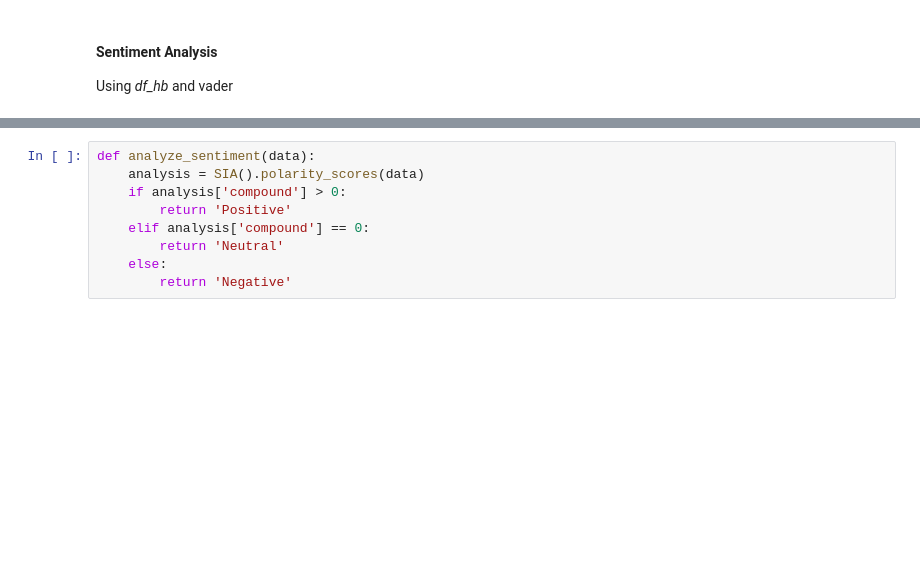
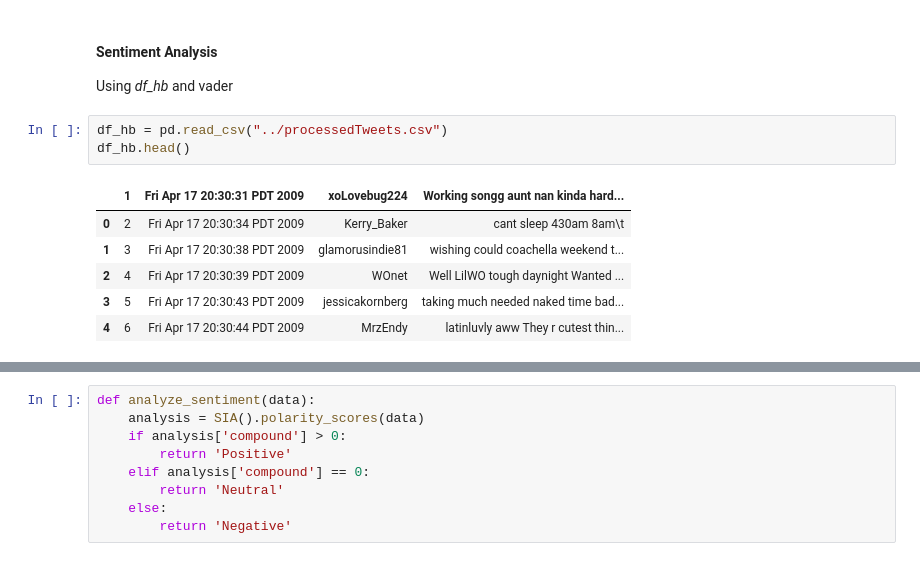
Before and after one commit to sbs23006/Big-data-time-series-forecasting, a Jupyter notebook: DataProcessing.ipynb, the cells around one changed output, grey strips where cells are left out. Saved outputs shown, nothing was run; the diff lists cells and outputs as text; blank space fills up the shorter version.

```diff
--- a/DataProcessing.ipynb
+++ b/DataProcessing.ipynb
@@ -229,3 +229,13 @@ df_spark.head(3)
 # %% [markdown]
 #### Sentiment Analysis
 Using *df_hb* and vader
+# %%
+df_hb = pd.read_csv("../processedTweets.csv")
+df_hb.head()
+# %% [output]
+|  | 1 | Fri Apr 17 20:30:31 PDT 2009 | xoLovebug224 | Working songg aunt nan kinda hard... |
+| 0 | 2 | Fri Apr 17 20:30:34 PDT 2009 | Kerry_Baker | cant sleep 430am 8am\t |
+| 1 | 3 | Fri Apr 17 20:30:38 PDT 2009 | glamorusindie81 | wishing could coachella weekend t... |
+| 2 | 4 | Fri Apr 17 20:30:39 PDT 2009 | WOnet | Well LilWO tough daynight Wanted ... |
+| 3 | 5 | Fri Apr 17 20:30:43 PDT 2009 | jessicakornberg | taking much needed naked time bad... |
+| 4 | 6 | Fri Apr 17 20:30:44 PDT 2009 | MrzEndy | latinluvly aww They r cutest thin... |
```
Also changed, not shown: parts of 9 cells of this notebook.
